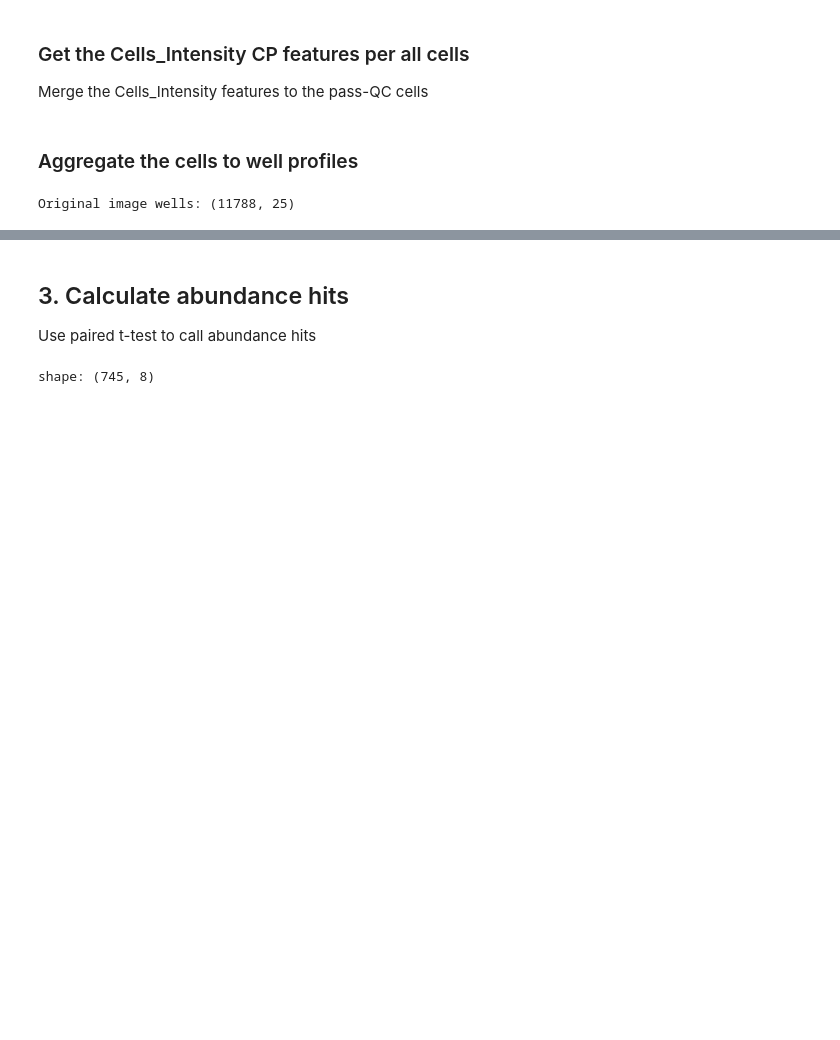
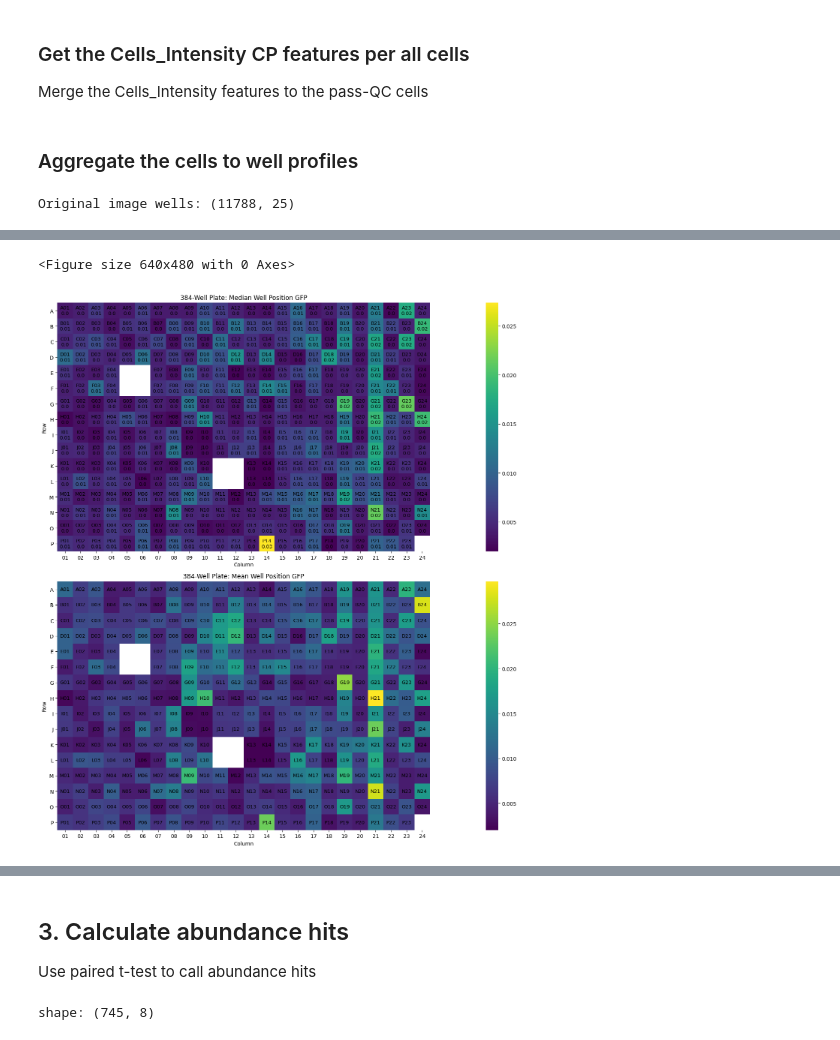
Before and after one commit to broadinstitute/2025_varchamp_snakemake, a Jupyter notebook: 3.downstream_analyses/2_protein_abundance.ipynb, the cells around one changed output, grey strips where cells are left out. Drawn from its saved outputs; the diff is of its cells as text; code cells hidden in the pictures; blank space fills up the shorter version.

```diff
--- a/3.downstream_analyses/2_protein_abundance.ipynb
+++ b/3.downstream_analyses/2_protein_abundance.ipynb
@@ -236,0 +221,47 @@ shape: (10_795, 25)
+# %%
+median_well_profile = well_profiles.group_by("Metadata_Well").agg(
+    pl.col(GFP_FEAT).median().alias("GFP")
+).with_columns(
+    pl.col("Metadata_Well").alias("gene_allele")
+)
+mean_well_profile = well_profiles.group_by("Metadata_Well").agg(
+    pl.col(GFP_FEAT).mean().alias("GFP")
+).with_columns(
+    pl.col("Metadata_Well").alias("gene_allele")
+)
+
+plt.clf()
+fig, axes = plt.subplots(2,1,figsize=(30,15)) ## sharey=True,sharex=True
+plot_platemap(
+    median_well_profile,
+    "Median Well Position GFP",
+    well_pos_col="Metadata_Well",
+    # this is the column to color by (categorical or continuous)
+    value_col="GFP",
+    # these columns will be concatenated into the annotation text
+    label_cols=("gene_allele","GFP"),
+    ax=axes[0], #[plates.index(plate)//2, plates.index(plate)%2],
+    value_type="continuous",   # or "continuous"
+    continuous_cmap="viridis",  # matplotlib colormap for continuous mode
+    grid_square=None
+)
+plot_platemap(
+    mean_well_profile,
+    "Mean Well Position GFP",
+    well_pos_col="Metadata_Well",
+    # this is the column to color by (categorical or continuous)
+    value_col="GFP",
+    # these columns will be concatenated into the annotation text
+    label_cols=("gene_allele",),
+    ax=axes[1], #[plates.index(plate)//2, plates.index(plate)%2],
+    value_type="continuous",   # or "continuous"
+    continuous_cmap="viridis",  # matplotlib colormap for continuous mode
+    grid_square=None
+)
+
+fig.subplots_adjust(wspace=-.55, hspace=.05)
+plt.tight_layout()
+plt.show()
+# %% [output]
+<Figure size 640x480 with 0 Axes>
+[figure, added]
```
Also changed, not shown: parts of 6 cells of this notebook, 2 other files.
